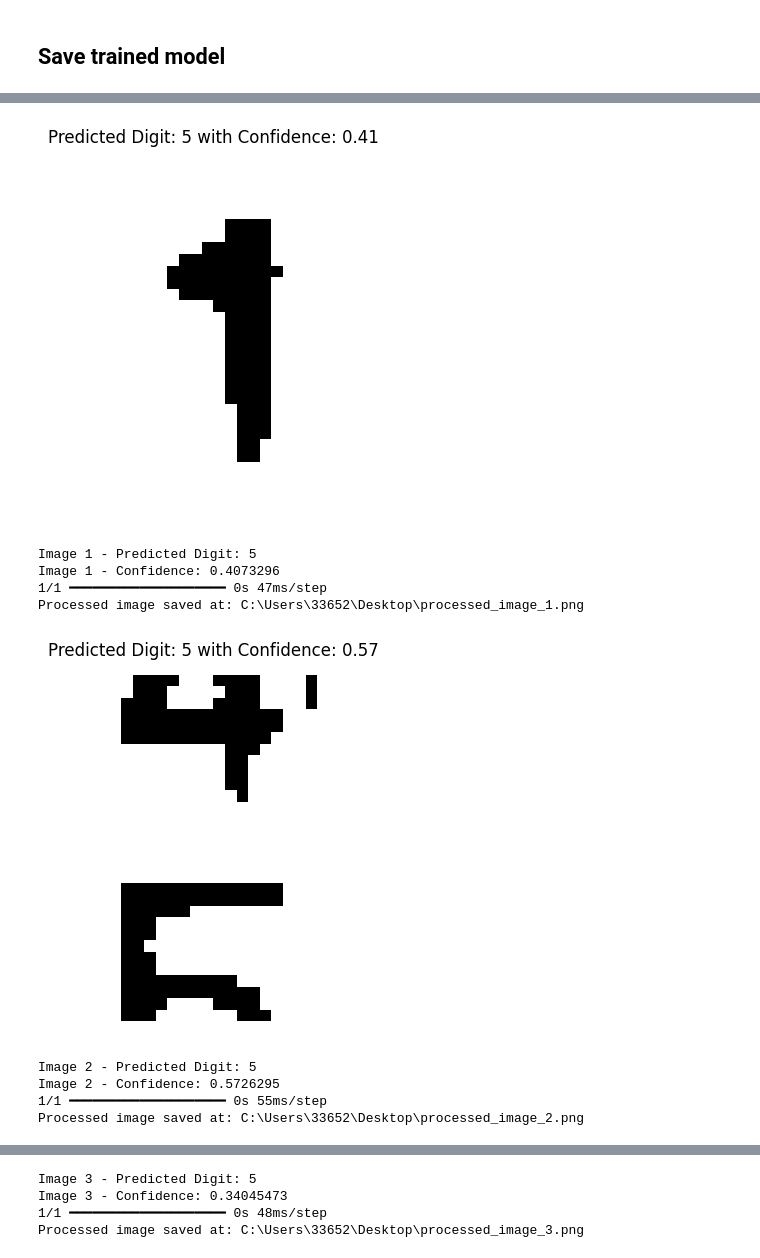
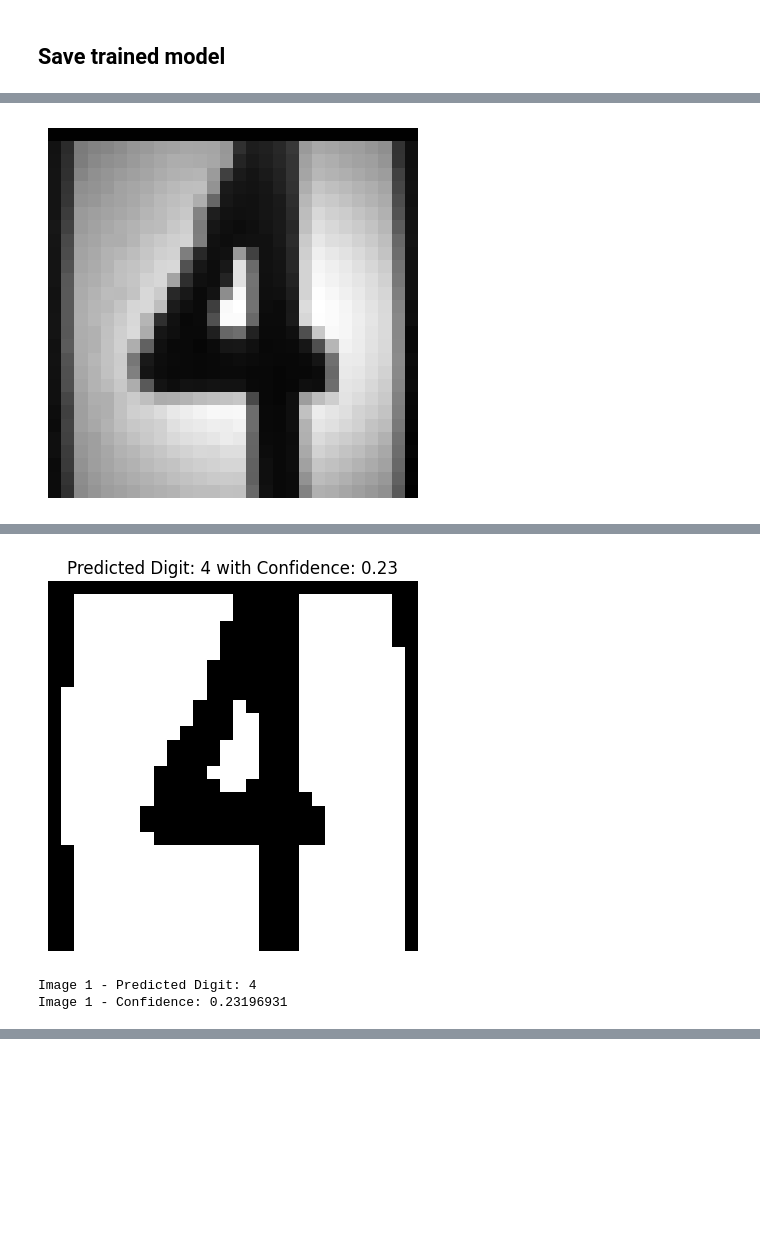
Before and after one commit to FromentLorenzo/WaterMeterEsp32_CAM, a Jupyter notebook: CNN_MODEL.ipynb, the cells around one changed output, grey strips where cells are left out. Cells and saved outputs as stored; diff of their text form; code cells hidden in the pictures; blank space fills up the shorter version.

```diff
--- a/CNN_MODEL.ipynb
+++ b/CNN_MODEL.ipynb
@@ -174,27 +216,39 @@ import cv2
 import numpy as np
 import matplotlib.pyplot as plt
 from tensorflow.keras.models import load_model
+from google.colab import files
 
 # Charger votre modèle
-model = load_model('lab1_part1_mnist.h5')
+model = load_model('project.h5')
 
 def predict_and_save(image_path, output_path):
     # Charger l'image en couleur
     img = cv2.imread(image_path)
 
+    # Vérifier si l'image a été chargée correctement
+    if img is None:
+        print(f"Erreur: l'image à {image_path} n'a pas pu être chargée.")
+        return None, None
+
     # Redimensionner l'image pour correspondre à la taille de l'image MNIST
-    img_resized = cv2.resize(img, (20, 32))
+    img_resized = cv2.resize(img, (28, 28))
 
     # Convertir l'image en niveaux de gris (si nécessaire)
     img_gray = cv2.cvtColor(img_resized, cv2.COLOR_BGR2GRAY)
 
+    # Afficher l'image en niveaux de gris après traitement
+    print("Image en niveaux de gris après traitement:")
+    plt.imshow(img_gray, cmap='gray')
+    plt.axis('off')
+    plt.show()
+
     # Appliquer un seuil binaire pour obtenir une image en noir et blanc
-    _, img_binary = cv2.threshold(img_gray, 50, 255, cv2.THRESH_BINARY)
+    _, img_binary = cv2.threshold(img_gray, 80, 255, cv2.THRESH_BINARY)
 
     # Normaliser l'image
     img_normalized = img_binary.astype('float32') / 255.0
     # Remodeler l'image pour correspondre à la forme d'entrée du modèle
-    img_reshaped = img_normalized.reshape((1, 20, 32, 1))
+    img_reshaped = img_normalized.reshape((1, 28, 28, 1))
     # Faire la prédiction
     prediction = model.predict(img_reshaped)
     # Obtenir le chiffre prédit
@@ -215,13 +269,14 @@ def predict_and_save(image_path, output_path):
 
     return predicted_digit, confidence
 
-# Liste des chemins vers les images
-image_paths = ["C:\\Users\\33652\\Desktop\\test.png", "C:\\Users\\33652\\Desktop\\45.jpg", "C:\\Users\\33652\\Desktop\\5.jpg", "C:\\Users\\33652\\Desktop\\56.jpg", "C:\\Users\\33652\\Desktop\\78.jpg", "C:\\Users\\33652\\Desktop\\6.jpg"]  # Remplacez par les chemins de vos images
+# Télécharger les fichiers d'image
+uploaded = files.upload()
 
-# Boucler sur chaque image pour prédire et sauvegarder
-for idx, image_path in enumerate(image_paths):
-    output_path = f"C:\\Users\\33652\\Desktop\\processed_image_{idx}.png"  # Chemin de sortie pour chaque image traitée
-    predicted_digit, confidence = predict_and_save(image_path, output_path)
-    print(f"Image {idx+1} - Predicted Digit:", predicted_digit)
-    print(f"Image {idx+1} - Confidence:", confidence)
+# Tester les images téléchargées
+for idx, image_name in enumerate(uploaded.keys()):
+    output_path = f"/content/processed_image_{idx}.png"  # Chemin de sortie pour chaque image traitée
+    predicted_digit, confidence = predict_and_save(image_name, output_path)
+    if predicted_digit is not None:
+        print(f"Image {idx+1} - Predicted Digit:", predicted_digit)
+        print(f"Image {idx+1} - Confidence:", confidence)
 # %% [output]
@@ -228,0 +286 @@ WARNING:absl:Compiled the loaded model, but the compiled metrics have yet to be
+[figure, new version]
@@ -231,10 +289,3 @@ Processed image saved at: C:\Users\33652\Desktop\processed_image_0.png
-[figure, old version]
+[figure, new version]
-Image 1 - Predicted Digit: 5
-Image 1 - Confidence: 0.4073296
-1/1 ━━━━━━━━━━━━━━━━━━━━ 0s 47ms/step
-Processed image saved at: C:\Users\33652\Desktop\processed_image_1.png
+Image 1 - Predicted Digit: 4
+Image 1 - Confidence: 0.23196931
-[figure, old version]
-Image 2 - Predicted Digit: 5
-Image 2 - Confidence: 0.5726295
-1/1 ━━━━━━━━━━━━━━━━━━━━ 0s 55ms/step
-Processed image saved at: C:\Users\33652\Desktop\processed_image_2.png
@@ -242,4 +291,0 @@ Processed image saved at: C:\Users\33652\Desktop\processed_image_2.png
-Image 3 - Predicted Digit: 5
-Image 3 - Confidence: 0.34045473
-1/1 ━━━━━━━━━━━━━━━━━━━━ 0s 48ms/step
-Processed image saved at: C:\Users\33652\Desktop\processed_image_3.png
```
Also changed, not shown: parts of 17 cells of this notebook, 3 other files.
